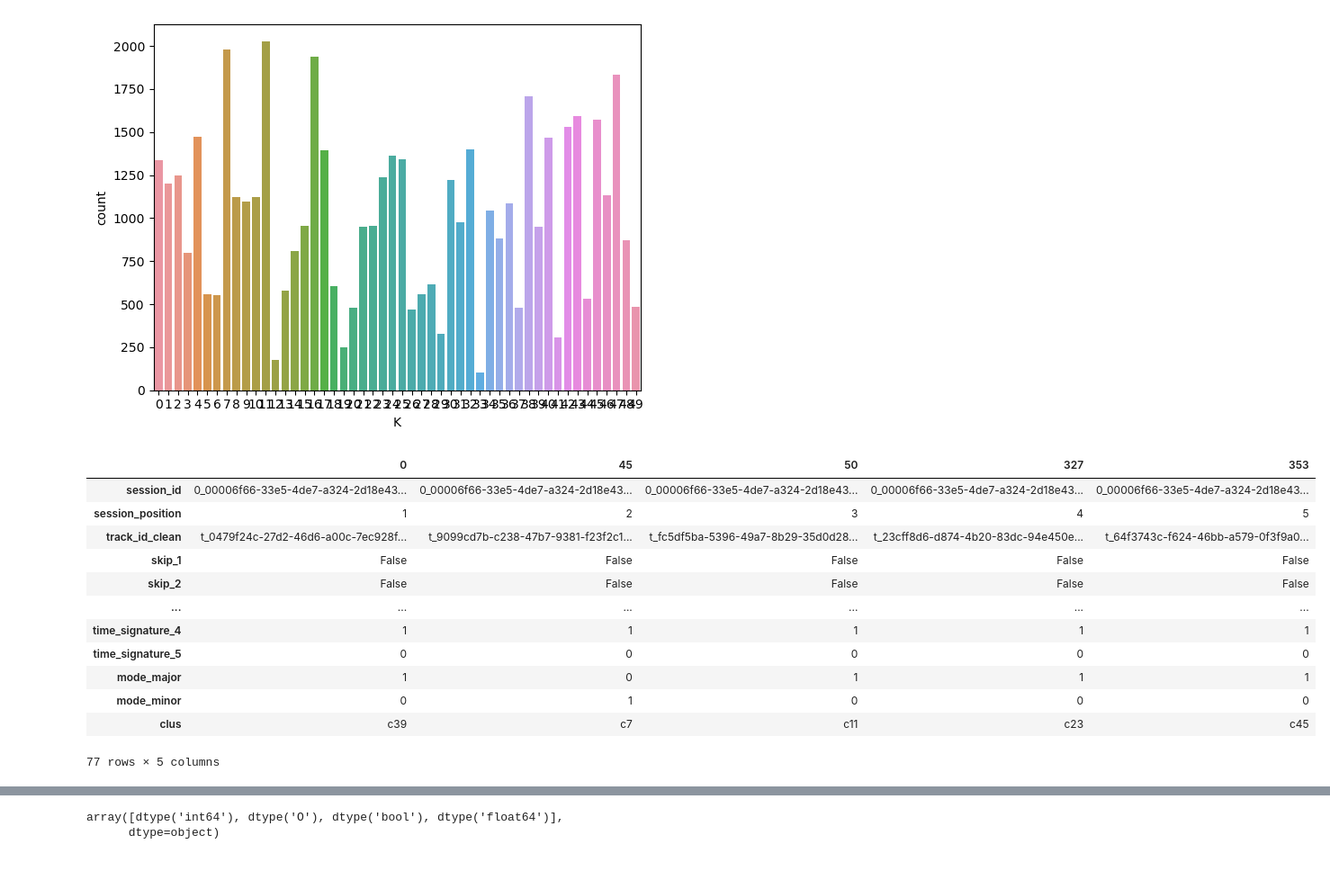
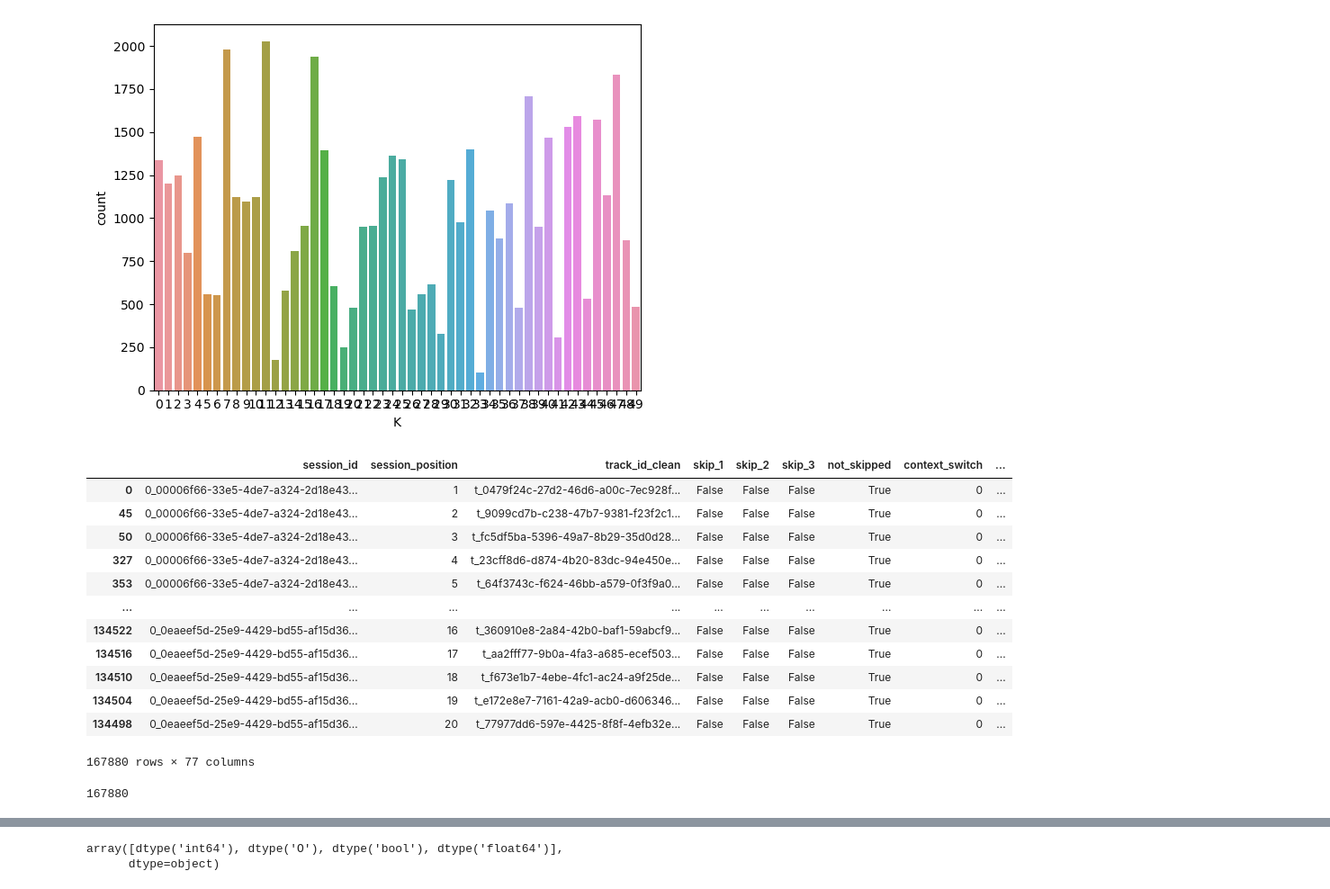
Before and after one commit to curlsloth/Capstone_Spotify-Sequential-Skip-Prediction, a Jupyter notebook: notebooks/5-2_mini_Modeling_RecommendationFiltering.ipynb, the cells around one changed output, grey strips where cells are left out. Shown at 90% size. Drawn from its saved outputs; the diff is of its cells as text; code cells hidden in the pictures.

```diff
--- a/notebooks/5-2_mini_Modeling_RecommendationFiltering.ipynb
+++ b/notebooks/5-2_mini_Modeling_RecommendationFiltering.ipynb
@@ -62,21 +62,25 @@ log_df_dummy = pd.get_dummies(log_df.drop(columns = ['session_length',  'hist_us
 # %%
 df = log_df_dummy.merge(tf_df_dummy, left_on = 'track_id_clean', right_on = 'track_id')
 df.sort_values(by = ['session_id', 'session_position'],inplace = True)
-df.head().T
+df
 # %% [output]
-|  | 0 | 45 | 50 | 327 | 353 |
-| session_id | 0_00006f66-33e5-4de7-a324-2d18e43... | 0_00006f66-33e5-4de7-a324-2d18e43... | 0_00006f66-33e5-4de7-a324-2d18e43... | 0_00006f66-33e5-4de7-a324-2d18e43... | 0_00006f66-33e5-4de7-a324-2d18e43... |
-| session_position | 1 | 2 | 3 | 4 | 5 |
-| track_id_clean | t_0479f24c-27d2-46d6-a00c-7ec928f... | t_9099cd7b-c238-47b7-9381-f23f2c1... | t_fc5df5ba-5396-49a7-8b29-35d0d28... | t_23cff8d6-d874-4b20-83dc-94e450e... | t_64f3743c-f624-46bb-a579-0f3f9a0... |
-| skip_1 | False | False | False | False | False |
-| skip_2 | False | False | False | False | False |
-| ... | ... | ... | ... | ... | ... |
-| time_signature_4 | 1 | 1 | 1 | 1 | 1 |
-| time_signature_5 | 0 | 0 | 0 | 0 | 0 |
-| mode_major | 1 | 0 | 1 | 1 | 1 |
-| mode_minor | 0 | 1 | 0 | 0 | 0 |
-| clus | c39 | c7 | c11 | c23 | c45 |
+|  | session_id | session_position | track_id_clean | skip_1 | skip_2 | skip_3 | not_skipped | context_switch | ... |
+| 0 | 0_00006f66-33e5-4de7-a324-2d18e43... | 1 | t_0479f24c-27d2-46d6-a00c-7ec928f... | False | False | False | True | 0 | ... |
+| 45 | 0_00006f66-33e5-4de7-a324-2d18e43... | 2 | t_9099cd7b-c238-47b7-9381-f23f2c1... | False | False | False | True | 0 | ... |
+| 50 | 0_00006f66-33e5-4de7-a324-2d18e43... | 3 | t_fc5df5ba-5396-49a7-8b29-35d0d28... | False | False | False | True | 0 | ... |
+| 327 | 0_00006f66-33e5-4de7-a324-2d18e43... | 4 | t_23cff8d6-d874-4b20-83dc-94e450e... | False | False | False | True | 0 | ... |
+| 353 | 0_00006f66-33e5-4de7-a324-2d18e43... | 5 | t_64f3743c-f624-46bb-a579-0f3f9a0... | False | False | False | True | 0 | ... |
+| ... | ... | ... | ... | ... | ... | ... | ... | ... | ... |
+| 134522 | 0_0eaeef5d-25e9-4429-bd55-af15d36... | 16 | t_360910e8-2a84-42b0-baf1-59abcf9... | False | False | False | True | 0 | ... |
+| 134516 | 0_0eaeef5d-25e9-4429-bd55-af15d36... | 17 | t_aa2fff77-9b0a-4fa3-a685-ecef503... | False | False | False | True | 0 | ... |
+| 134510 | 0_0eaeef5d-25e9-4429-bd55-af15d36... | 18 | t_f673e1b7-4ebe-4fc1-ac24-a9f25de... | False | False | False | True | 0 | ... |
+| 134504 | 0_0eaeef5d-25e9-4429-bd55-af15d36... | 19 | t_e172e8e7-7161-42a9-acb0-d606346... | False | False | False | True | 0 | ... |
+| 134498 | 0_0eaeef5d-25e9-4429-bd55-af15d36... | 20 | t_77977dd6-597e-4425-8f8f-4efb32e... | False | False | False | True | 0 | ... |
-77 rows × 5 columns
+167880 rows × 77 columns
+# %%
+len(df.index.unique())
+# %% [output]
+167880
 # %%
 # # load the track information (mini version)
 # df = pd.read_csv('../data/processed/clustered_merged_20221121.csv') # from 4-3
```
Also changed, not shown: parts of 26 cells of this notebook.
